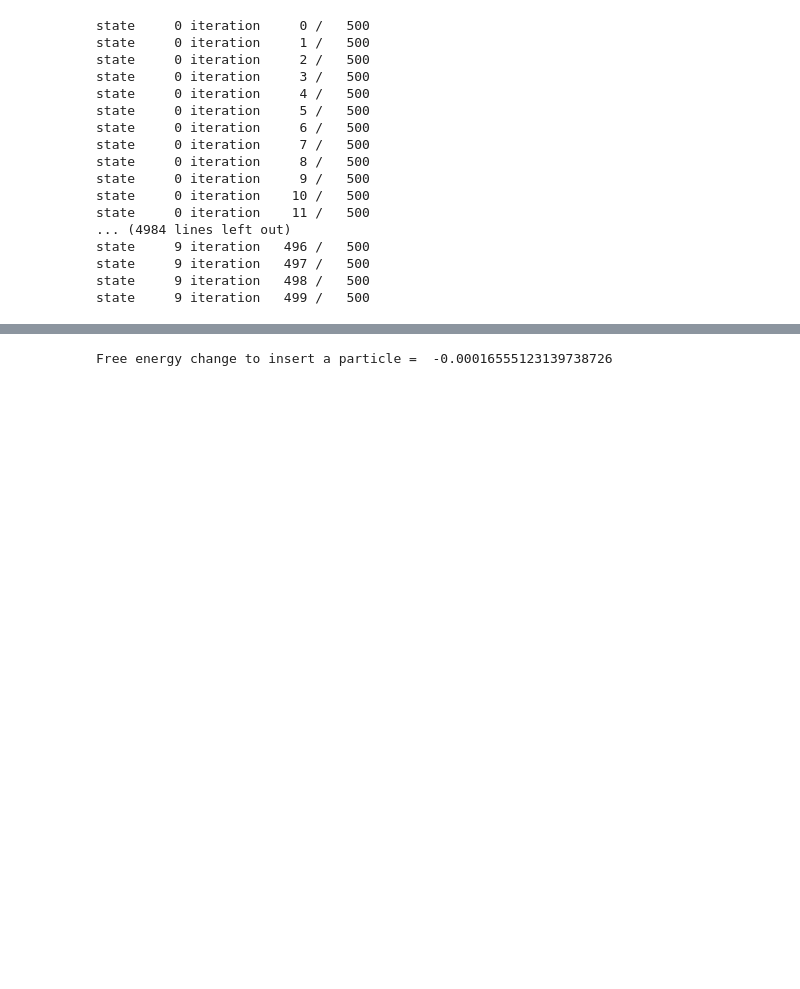
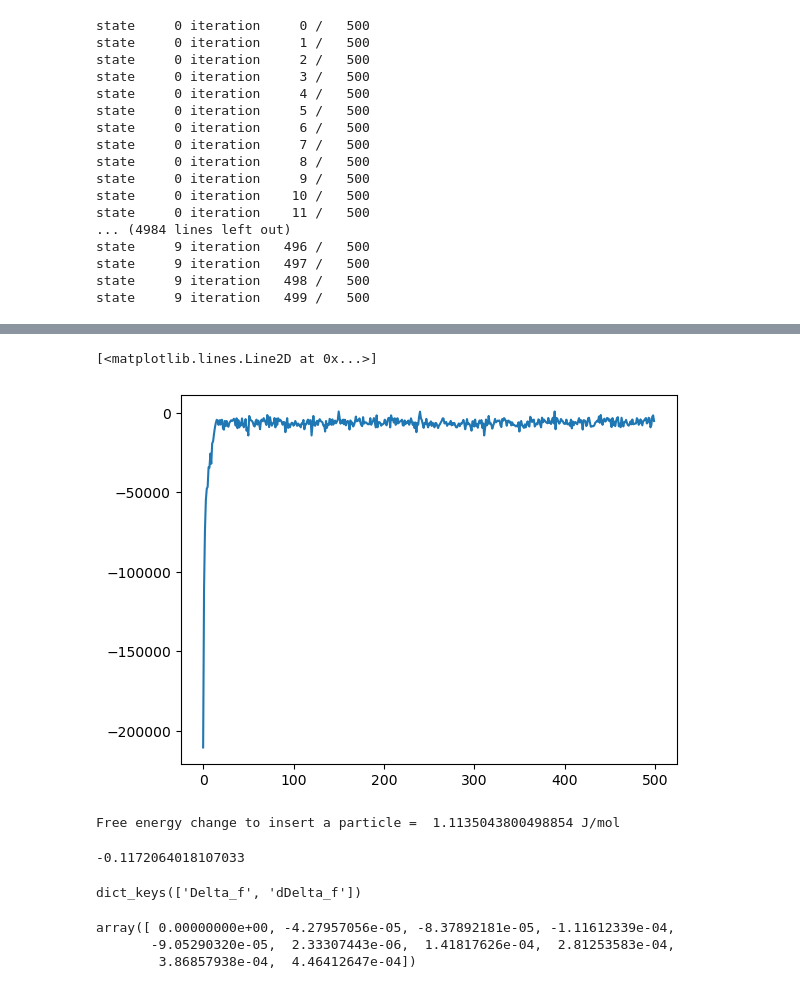
Before and after one commit to NeuroAI-PNU/openmm-tutorial, a Jupyter notebook: User guide cookbook/12 Alchemical free energy calculations.ipynb, the cells around one changed output, grey strips where cells are left out. Drawn from its saved outputs; the diff is of its cells as text; code cells hidden in the pictures; blank space fills up the shorter version.

```diff
--- a/User guide cookbook/12 Alchemical free energy calculations.ipynb
+++ b/User guide cookbook/12 Alchemical free energy calculations.ipynb
@@ -225,6 +233,23 @@ The local installation version must be no lower than 12100..(Set TF_CPP_MIN_LOG_
+# %%
+plt.plot(u_kln[0, -5, :] * kT)
+# %% [output]
+[<matplotlib.lines.Line2D at 0x...>]
+[figure, added]
 # %%
 DeltaF_ij = mbar.compute_free_energy_differences(compute_uncertainty=True)
-#mbar.compute_free_energy_differences(compute_uncertainty=False)
-print("Free energy change to insert a particle = ",DeltaF_ij['Delta_f'][nstates-1][0])
+DeltaF_ij_kj = mbar_kj.compute_free_energy_differences(compute_uncertainty=True)
+# mbar.compute_free_energy_differences(compute_uncertainty=False)
+print(
+    "Free energy change to insert a particle = ",
+    DeltaF_ij["Delta_f"][nstates - 1][0] * kT,
+)
 # %% [output]
-Free energy change to insert a particle =  -0.00016555123139738726
+Free energy change to insert a particle =  1.1135043800498854 J/mol
+# %%
+DeltaF_ij_kj["Delta_f"][nstates - 1][0]
+# %% [output]
+-0.1172064018107033
+# %%
+DeltaF_ij.keys()
+# %% [output]
+dict_keys(['Delta_f', 'dDelta_f'])
@@ -230,0 +258,6 @@ Free energy change to insert a particle =  -0.00016555123139738726
+# %%
+de[:, 0]
+# %% [output]
+array([ 0.00000000e+00, -4.27957056e-05, -8.37892181e-05, -1.11612339e-04,
+       -9.05290320e-05,  2.33307443e-06,  1.41817626e-04,  2.81253583e-04,
+        3.86857938e-04,  4.46412647e-04])
```
Also changed, not shown: parts of 24 cells of this notebook, 3 other files.
